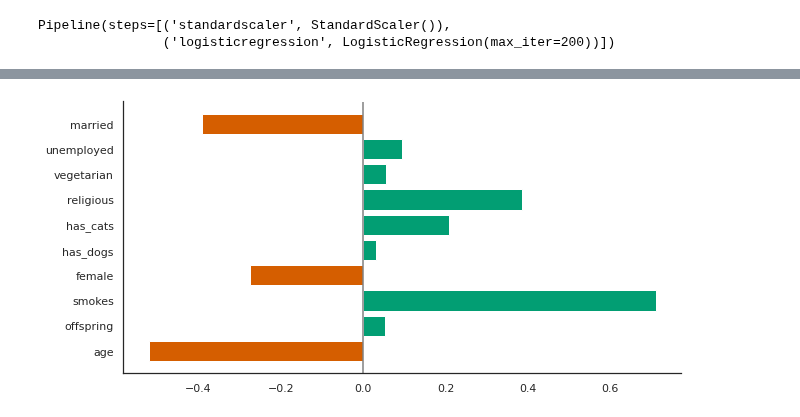
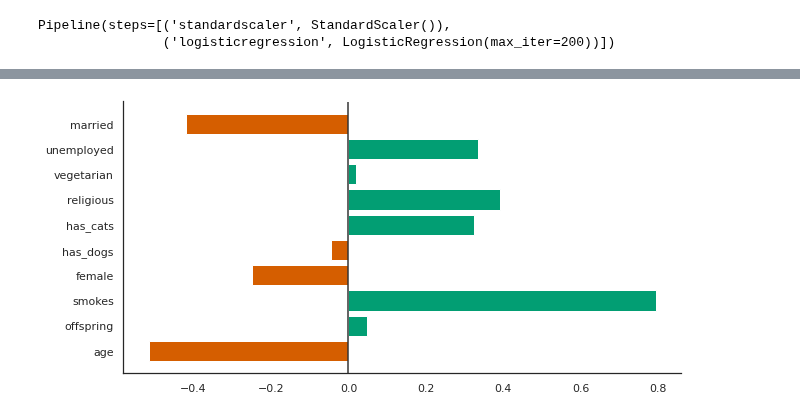
Before and after one commit to brunoarine/substance-problem-study, a Jupyter notebook: notebooks/project.ipynb, the cells around one changed output, grey strips where cells are left out. Cells and saved outputs as stored; diff of their text form; code cells hidden in the pictures.

```diff
--- a/notebooks/project.ipynb
+++ b/notebooks/project.ipynb
@@ -238,7 +268,6 @@ plt.show()
 # %% [markdown]
 Now I'm curious. Kids may not help prevent substance abuse with age, but what about pets?
 # %%
-df.dropna(axis=0, subset=["pets"], inplace=True)
 df['has_dogs'] = df['pets'].apply(lambda x: 1 if ("has dogs" in x) else 0)
 df['has_cats'] = df['pets'].apply(lambda x: 1 if ("has cats" in x) else 0)
 df['has_pets'] = df[['has_dogs', 'has_cats']].any(axis=1)
@@ -296,17 +325,16 @@ df["smokes"] = df["smokes"].replace({"yes": 1,
 # %% [markdown]
 The "diet" variable has 6 possible values (anything, vegetarian, vegan, kosher, halal, and other) and 2 modifiers (mostly/strictly), which might create unnecessary dummy variables that won't add value to the model. So let's boil it down to diet type without the nuance.
 # %%
-df.dropna(axis=0, subset=['diet'], inplace=True)
 df['vegetarian'] = df['diet'].apply(lambda x: 1 if ("vegetarian" in x) or ("vegan" in x) else 0)
 # %%
-sns.set_palette("crest")
+colors = sns.color_palette("colorblind").as_hex()
 
 vegetarian_yes = df[df["vegetarian"] == True].groupby("age_group")["abuse"].mean().to_frame()
 vegetarian_no = df[df["vegetarian"] == False].groupby("age_group")["abuse"].mean().to_frame()
 vegetarian = pd.concat([vegetarian_yes, vegetarian_no], axis=1)
 vegetarian.columns = ["vegetarian", "not vegetarian"]
 
-vegetarian.plot.bar(figsize=(10,5))
+vegetarian.plot.bar(figsize=(10,5), color=[colors[2], colors[1]])
 plt.ylabel("% of users with substance problem")
 plt.xlabel("age group")
 sns.despine()
@@ -335,7 +363,7 @@ plt.show()
 # %% [markdown]
 Let's clear up all unused columns.
 # %%
-df["unemployed"] = df["job"] == "unemployed"
+df["unemployed"] = (df["job"] == "unemployed") | (df["job"] == "rather not say")
 df["married"] = df["status"] == "married"
 # %%
 df_useful = df.drop(["diet","pets","religion","age_group", "alcohol_problem",
@@ -433,14 +442,14 @@ coef_table
 # %%
 palette = sns.color_palette("colorblind").as_hex()
 colors = [palette[3] if x < 0 else palette[2] for x in coef_table.values]
 pos = np.arange(len(coef_table))
 plt.figure(figsize=(10,5))
 plt.barh(pos, coef_table["coef"], color=colors)
 plt.yticks(pos, coef_table.index)
-plt.axvline(x=0, color='.5')
+plt.axvline(x=0, color='.2')
 sns.despine()
 # %% [output]
-[figure, old version]
+[figure, new version]
 # %%
 print("Accuracy:",model.score(X_test, y_test))
 print("Recall:",recall_score(y_test, model.predict(X_test)))
```
Also changed, not shown: parts of 39 cells of this notebook.
